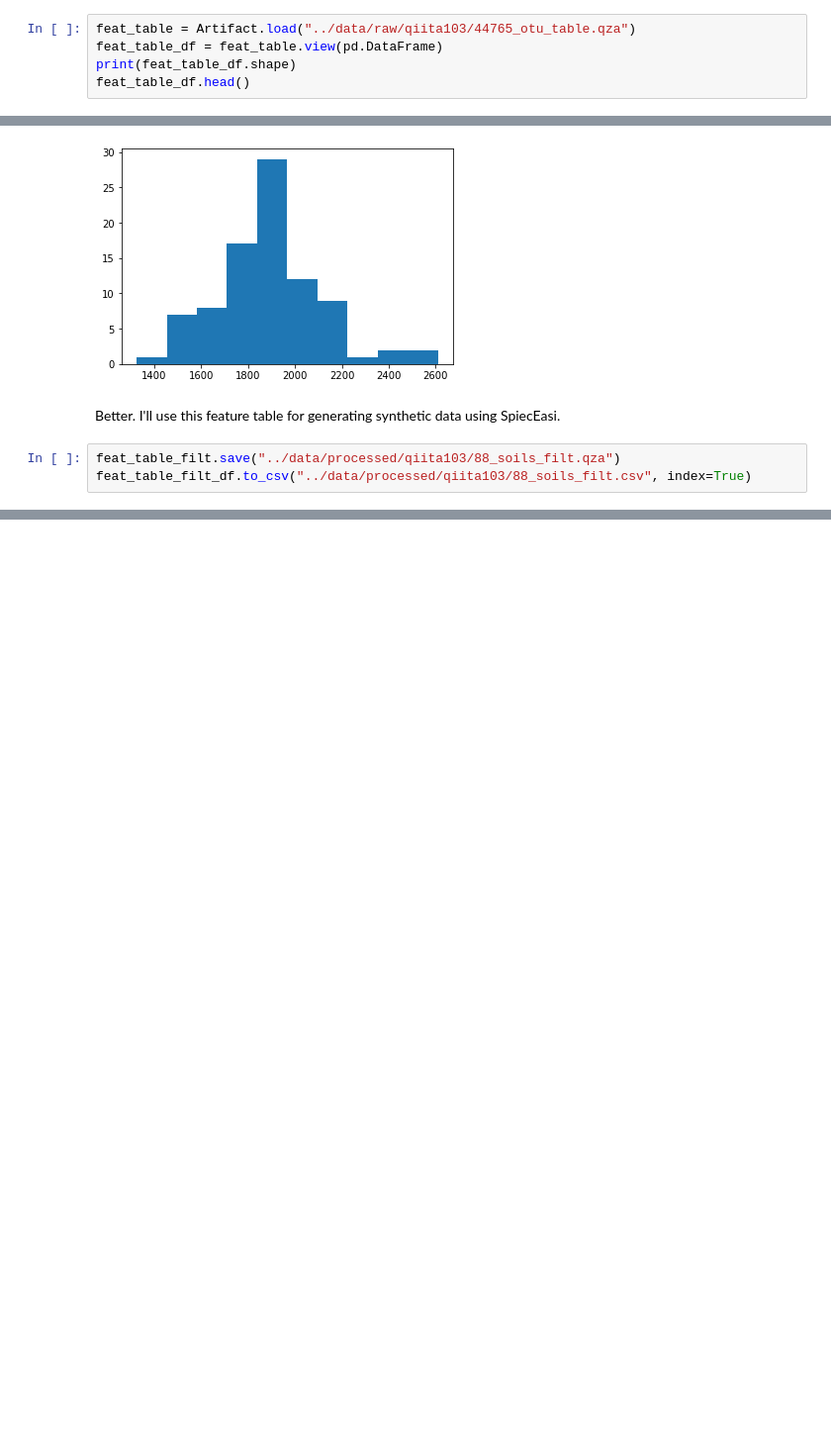
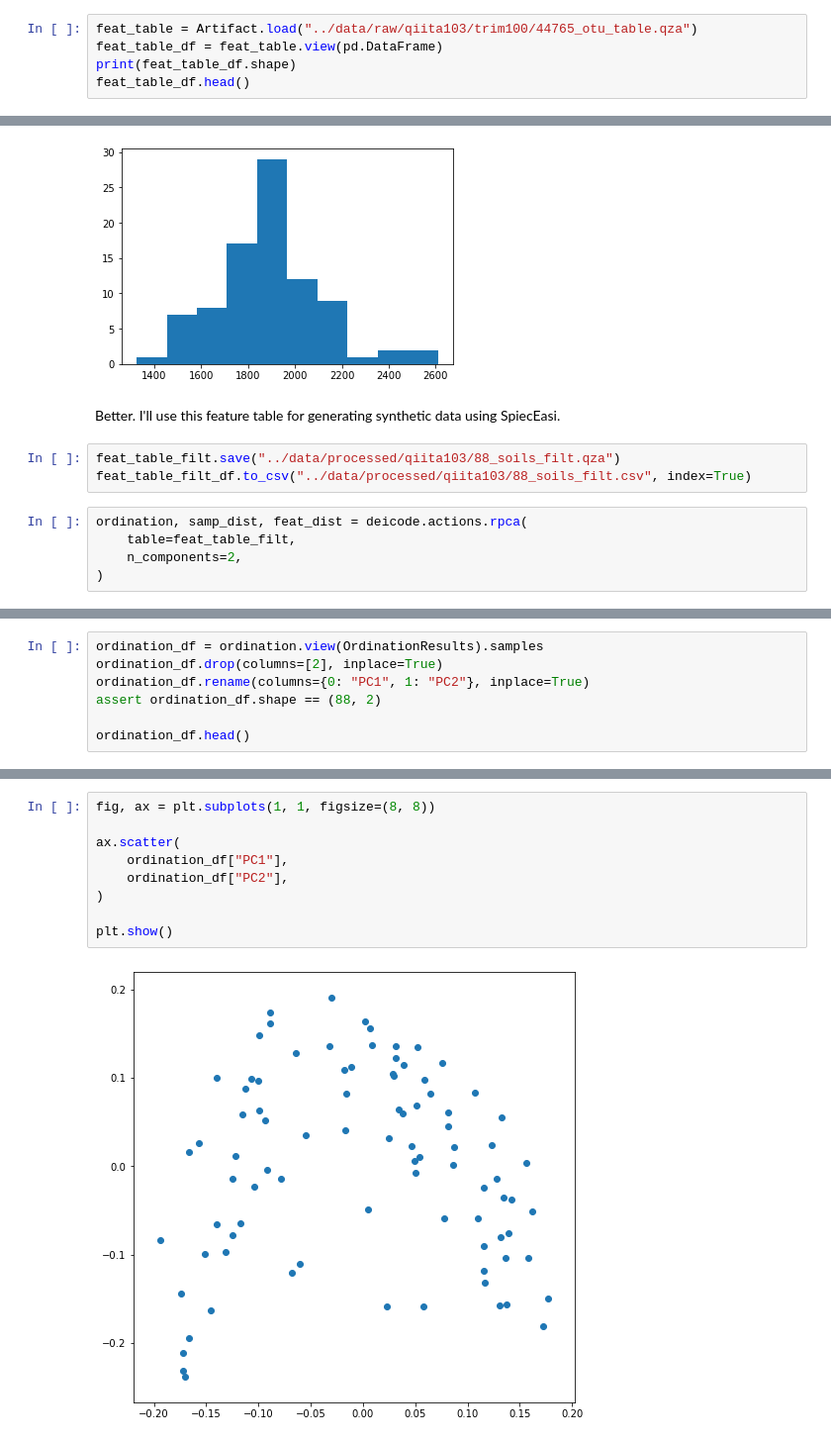
Before and after one commit to gibsramen/rpca_cooc_benchmarking, a Jupyter notebook: notebooks/01-88_soils_exploration.ipynb, the cells around one changed output, grey strips where cells are left out. Shown: that part at 99% size. Drawn from its saved outputs; the diff is of its cells as text; blank space fills up the shorter version.

Commit message:
update data and exploration

```diff
--- a/notebooks/01-88_soils_exploration.ipynb
+++ b/notebooks/01-88_soils_exploration.ipynb
@@ -20,5 +23,5 @@ Imported ../data/raw/qiita103/trim100/44765_otu_table.biom as BIOMV210DirFmt to
 # %%
-feat_table = Artifact.load("../data/raw/qiita103/44765_otu_table.qza")
+feat_table = Artifact.load("../data/raw/qiita103/trim100/44765_otu_table.qza")
 feat_table_df = feat_table.view(pd.DataFrame)
 print(feat_table_df.shape)
 feat_table_df.head()
@@ -91,3 +94,8 @@ Better. I'll use this feature table for generating synthetic data using SpiecEas
 # %%
 feat_table_filt.save("../data/processed/qiita103/88_soils_filt.qza")
 feat_table_filt_df.to_csv("../data/processed/qiita103/88_soils_filt.csv", index=True)
+# %%
+ordination, samp_dist, feat_dist = deicode.actions.rpca(
+    table=feat_table_filt,
+    n_components=2,
+)
@@ -93,0 +120,7 @@ feat_table_filt_df.to_csv("../data/processed/qiita103/88_soils_filt.csv", index=
+# %%
+ordination_df = ordination.view(OrdinationResults).samples
+ordination_df.drop(columns=[2], inplace=True)
+ordination_df.rename(columns={0: "PC1", 1: "PC2"}, inplace=True)
+assert ordination_df.shape == (88, 2)
+
+ordination_df.head()
@@ -93,0 +134,11 @@ feat_table_filt_df.to_csv("../data/processed/qiita103/88_soils_filt.csv", index=
+# %%
+fig, ax = plt.subplots(1, 1, figsize=(8, 8))
+
+ax.scatter(
+    ordination_df["PC1"],
+    ordination_df["PC2"],
+)
+
+plt.show()
+# %% [output]
+[figure, added]
```
Also changed, not shown: parts of 4 cells of this notebook, 1 other file.
